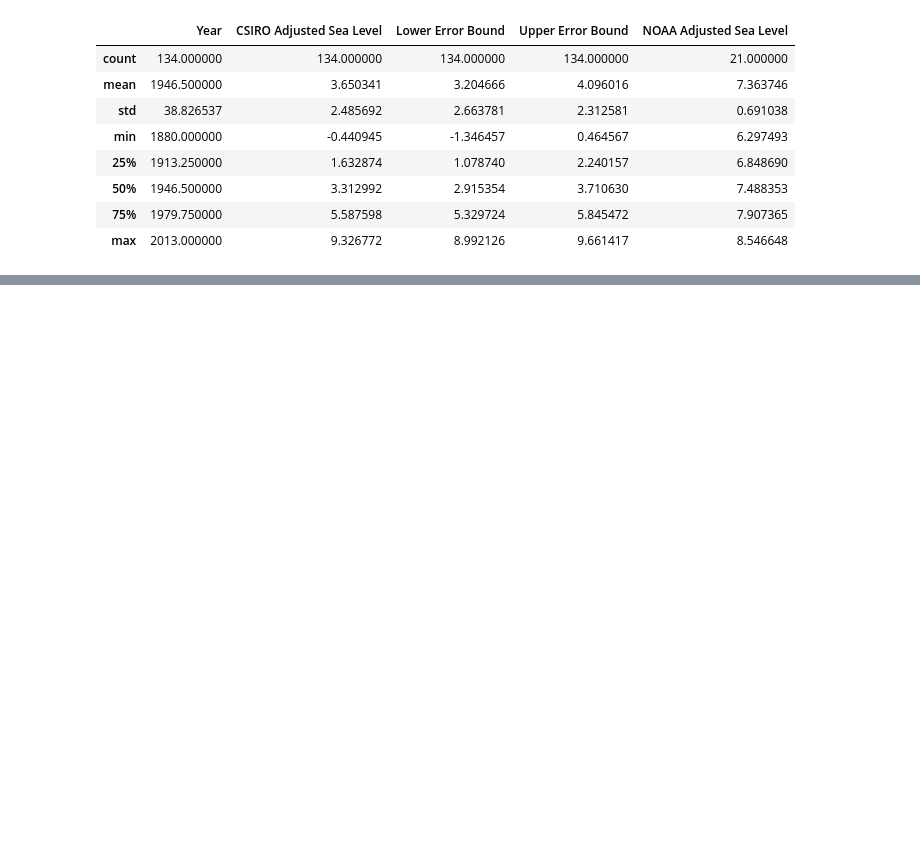
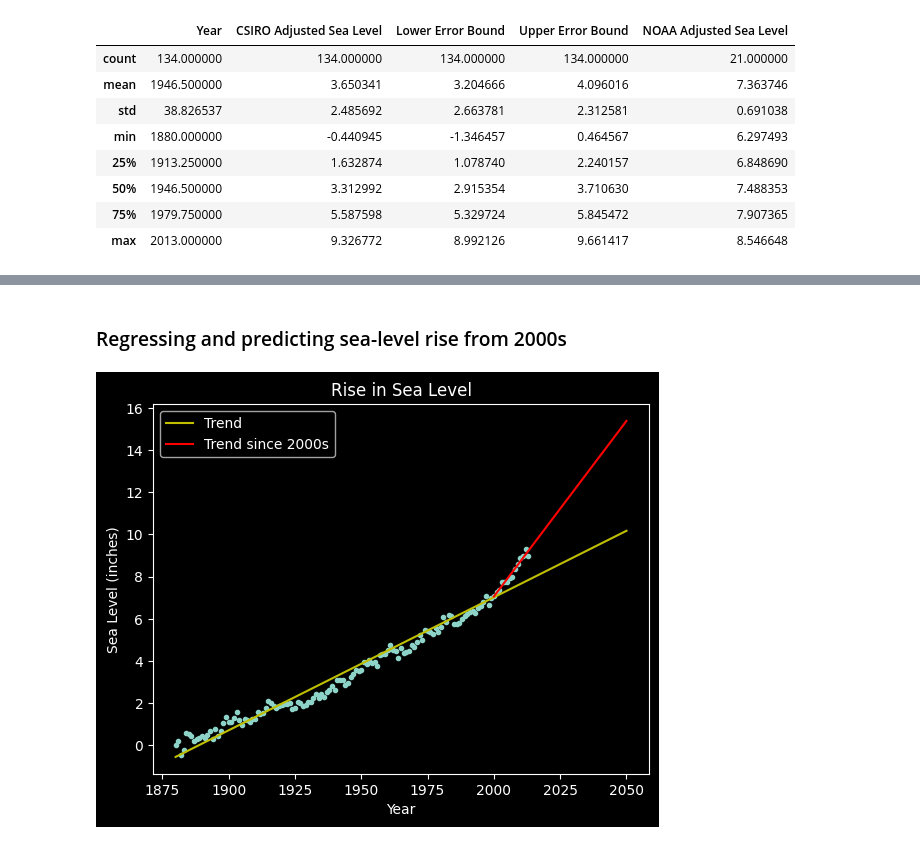
Before and after one commit to dewstend/freecodecamp-work, a Jupyter notebook: data-analysis-with-python/sea-level-predictor/notebook.ipynb, the cells around one changed output, grey strips where cells are left out. Saved outputs shown, nothing was run; the diff lists cells and outputs as text; code cells hidden in the pictures; blank space fills up the shorter version.

```diff
--- a/data-analysis-with-python/sea-level-predictor/notebook.ipynb
+++ b/data-analysis-with-python/sea-level-predictor/notebook.ipynb
@@ -50,0 +79,14 @@ df.describe()
+# %% [markdown]
+### Regressing and predicting sea-level rise from 2000s
+# %%
+recent_df = df[df['Year'] >= 2000]
+
+m, b, *_ = linregress(recent_df['Year'], recent_df['CSIRO Adjusted Sea Level'])
+
+years = np.arange(2000, 2051, 1)
+
+ax.plot(years, m * years + b, '-r', label='Trend since 2000s')
+ax.legend()
+fig
+# %% [output]
+[figure, added]
```
Also changed, not shown: parts of 6 cells of this notebook, 4 other files.
